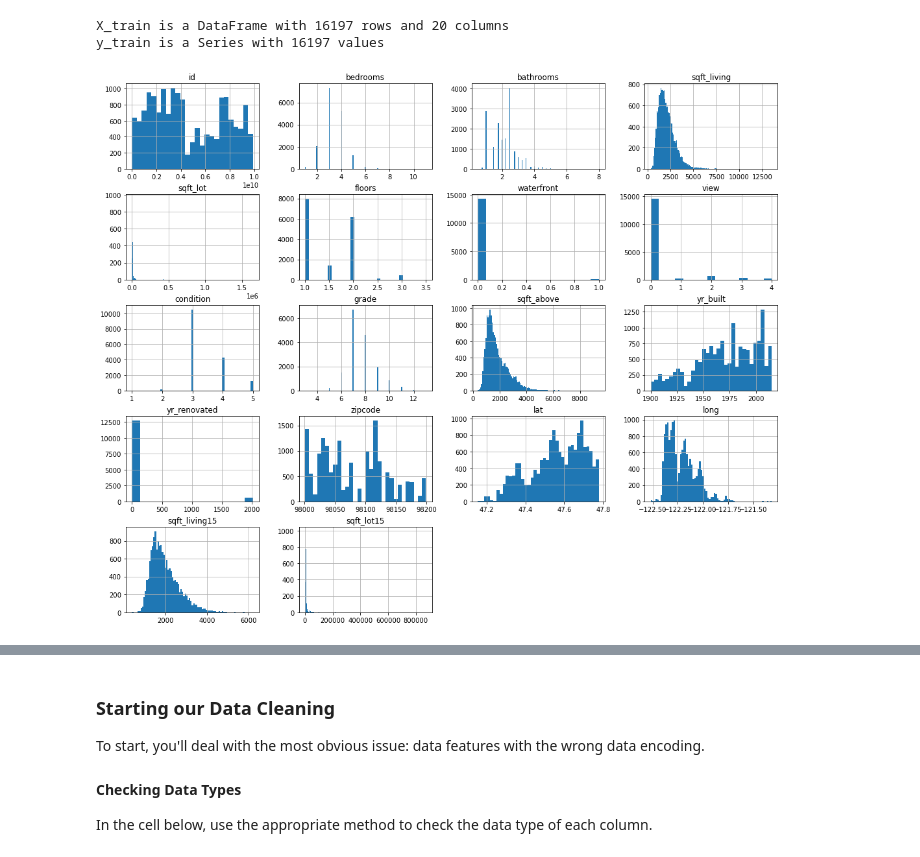
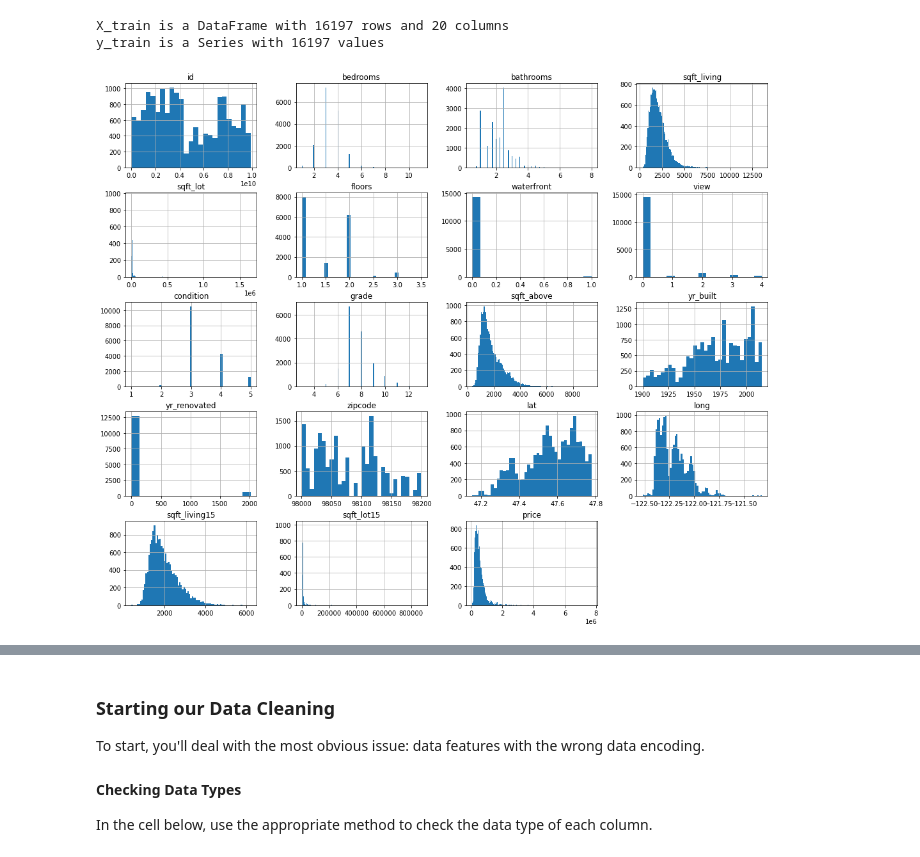
Before and after one commit to alexcasey92/Phase_2_Housing_Project, a Jupyter notebook: student.ipynb, the cells around one changed output, grey strips where cells are left out. Saved outputs shown, nothing was run; the diff lists cells and outputs as text; code cells hidden in the pictures.

```diff
--- a/student.ipynb
+++ b/student.ipynb
@@ -124,8 +119,8 @@ df = pd.concat([X_train, y_train], axis = 1)
 # %%
 # Clearly we have categorical and continuous data
-X_train.hist(figsize=(18,15), bins='auto');
+df.hist(figsize=(18,15), bins='auto');
 # %% [output]
-[figure, old version]
+[figure, new version]
 # %%
 
 # price, sqft_above, sqft_basement, sqft_living, sqft_lot are all continuous and appear to be log normally distributed.
```
Also changed, not shown: parts of 115 cells of this notebook, 3 other files.
